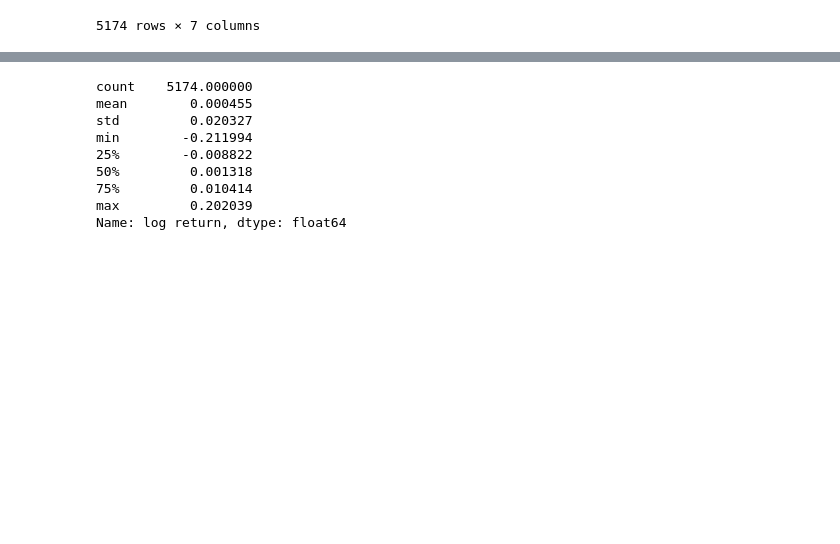
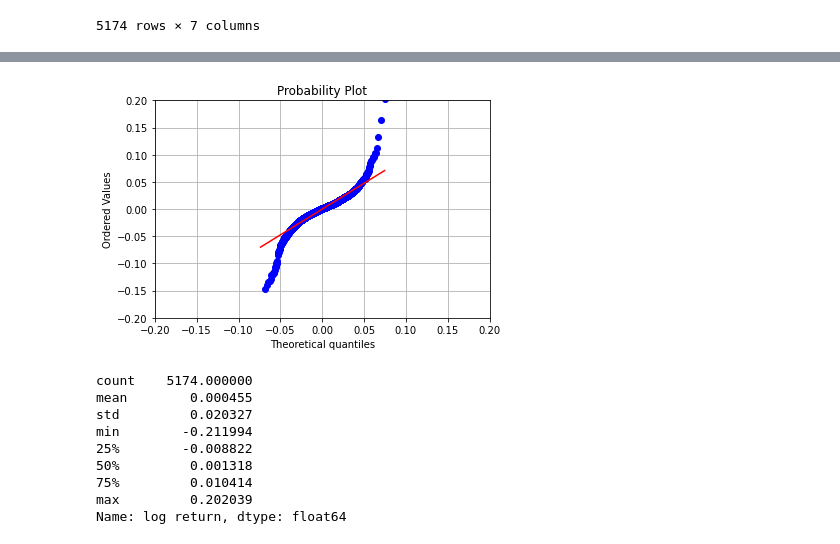
Before and after one commit to Northern125/fuzzy-volatility-modeling, a Jupyter notebook: seasonal_modeling/data_setting.ipynb, the cells around one changed output, grey strips where cells are left out. Saved outputs shown, nothing was run; the diff lists cells and outputs as text; code cells hidden in the pictures; blank space fills up the shorter version.

```diff
--- a/seasonal_modeling/data_setting.ipynb
+++ b/seasonal_modeling/data_setting.ipynb
@@ -63,3 +74,12 @@ plt.show()
+# %%
+sts.probplot(rtsi['log return'], dist='norm', sparams=(rtsi['log return'].mean(), rtsi['log return'].std()), plot=plt)
+
+_lim = .2
+plt.xlim(-_lim, _lim)
+plt.ylim(-_lim, _lim)
+plt.grid()
+# %% [output]
+[figure, added]
 # %%
 rtsi['log return'].describe()
 # %% [output]
```
Also changed, not shown: parts of 19 cells of this notebook.
